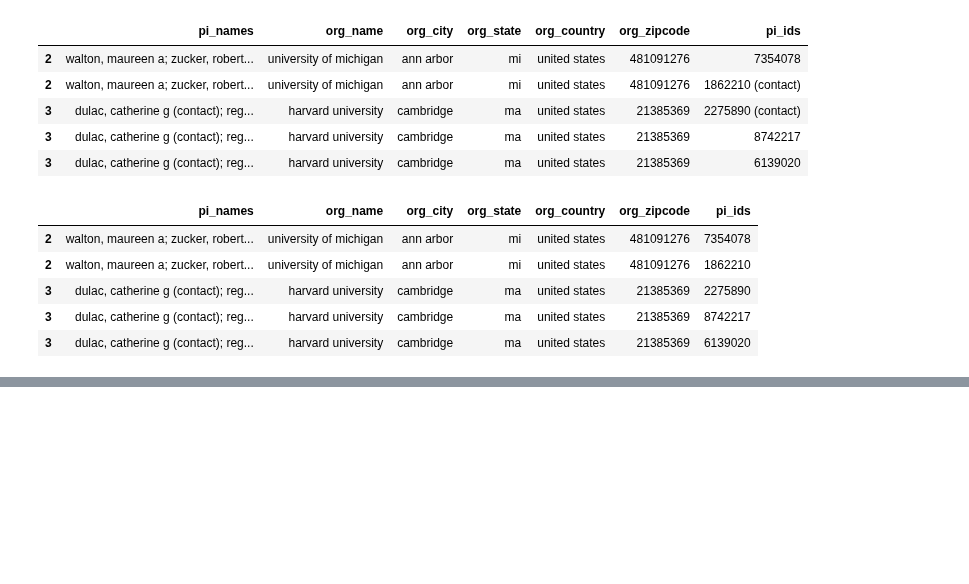
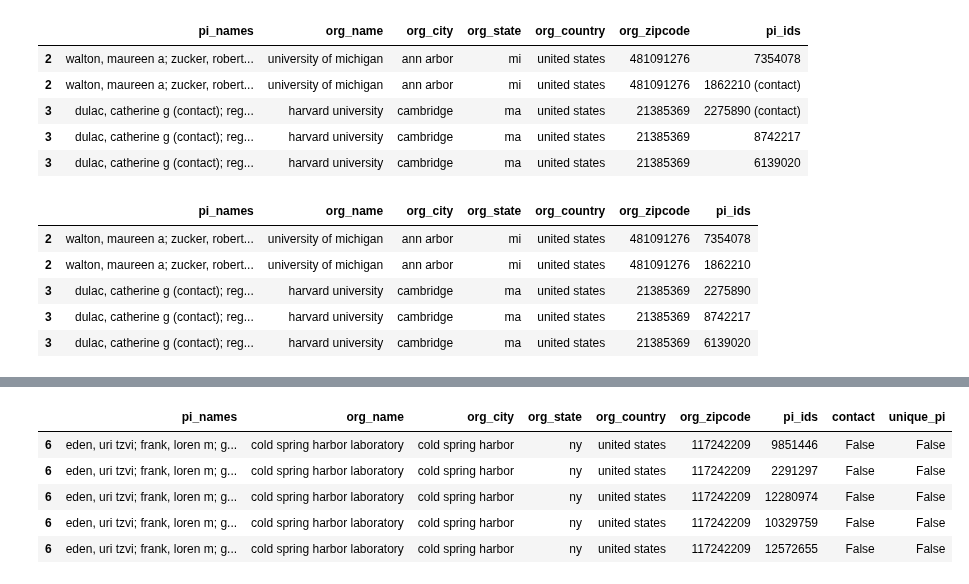
Before and after one commit to yuwie10/nih-awards, a Jupyter notebook: cleaning_pi_info.ipynb, the cells around one changed output, grey strips where cells are left out. Saved outputs shown, nothing was run; the diff lists cells and outputs as text; code cells hidden in the pictures; blank space fills up the shorter version.

```diff
--- a/cleaning_pi_info.ipynb
+++ b/cleaning_pi_info.ipynb
@@ -137,0 +165,27 @@ Name: pi_ids, dtype: bool
+# %%
+#if unique_pi and contact are both false
+#first store these rows; org info will already be contact person's org info
+#split names, check if unique
+#unique pi_names will be PIs who don't have solo grants and aren't the contact
+
+##problem: for contacts, unique names could be isolated by (contact) string
+#without contact, how to isolate individual names and match with their ID #?
+
+#for each occurrence of 'pi_names':
+#first set before ; assoc with pi_ids
+##be careful...contact ids are not included, but contact names are included!
+
+##do these need to be split? have the pi_ids, other info will be the same because not ever a contact
+
+not_contact = multi_pi[(multi_pi['unique_pi'] == False) & (multi_pi['contact'] == False)]
+not_contact = not_contact.drop_duplicates('pi_ids')
+not_contact.head()
+
+#Questions for analysis: how many grants are solo vs. joint? how many PIs have solo vs. joint grants?
+# %% [output]
+|  | pi_names | org_name | org_city | org_state | org_country | org_zipcode | pi_ids | contact | unique_pi |
+| 6 | eden, uri tzvi; frank, loren m; g... | cold spring harbor laboratory | cold spring harbor | ny | united states | 117242209 | 9851446 | False | False |
+| 6 | eden, uri tzvi; frank, loren m; g... | cold spring harbor laboratory | cold spring harbor | ny | united states | 117242209 | 2291297 | False | False |
+| 6 | eden, uri tzvi; frank, loren m; g... | cold spring harbor laboratory | cold spring harbor | ny | united states | 117242209 | 12280974 | False | False |
+| 6 | eden, uri tzvi; frank, loren m; g... | cold spring harbor laboratory | cold spring harbor | ny | united states | 117242209 | 10329759 | False | False |
+| 6 | eden, uri tzvi; frank, loren m; g... | cold spring harbor laboratory | cold spring harbor | ny | united states | 117242209 | 12572655 | False | False |
```
Also changed, not shown: parts of 6 cells of this notebook.
